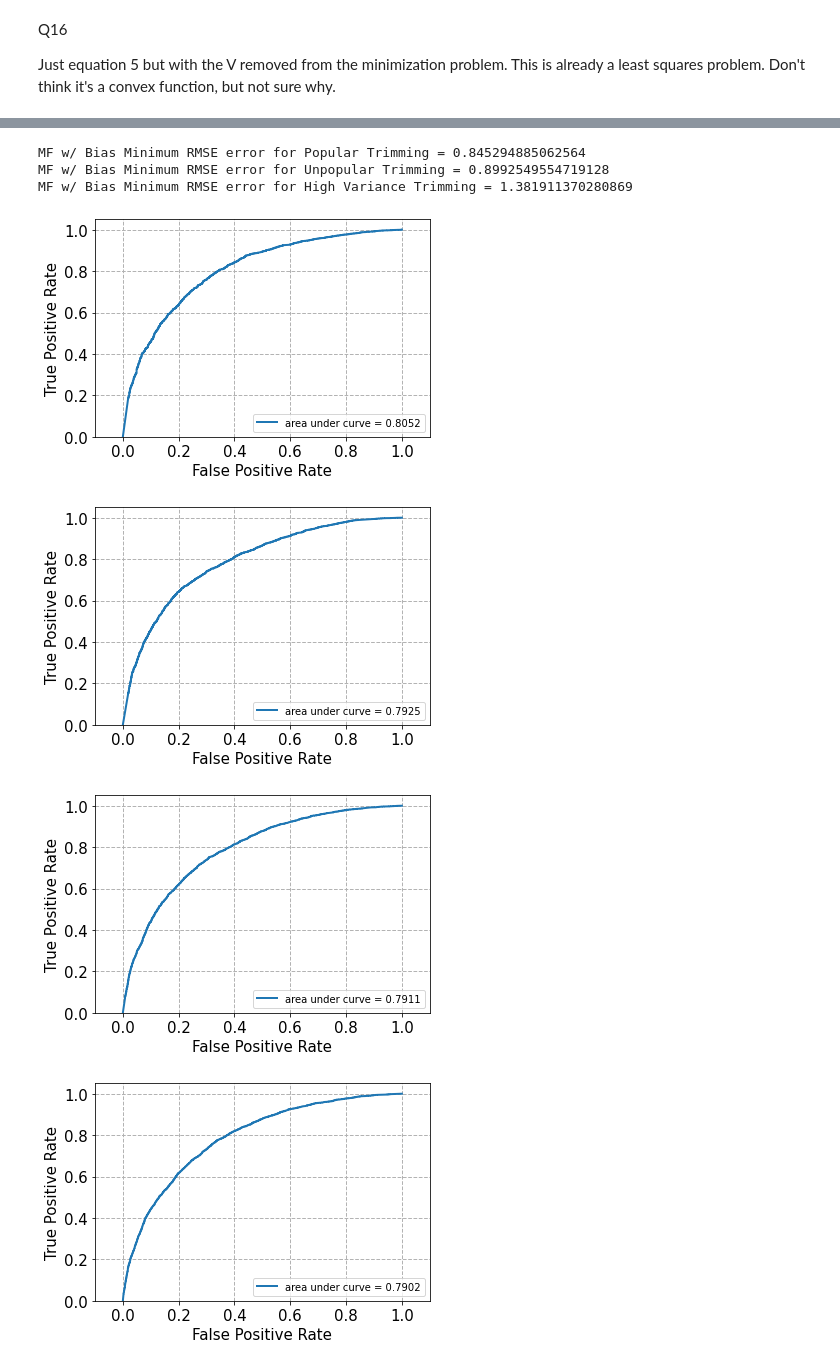
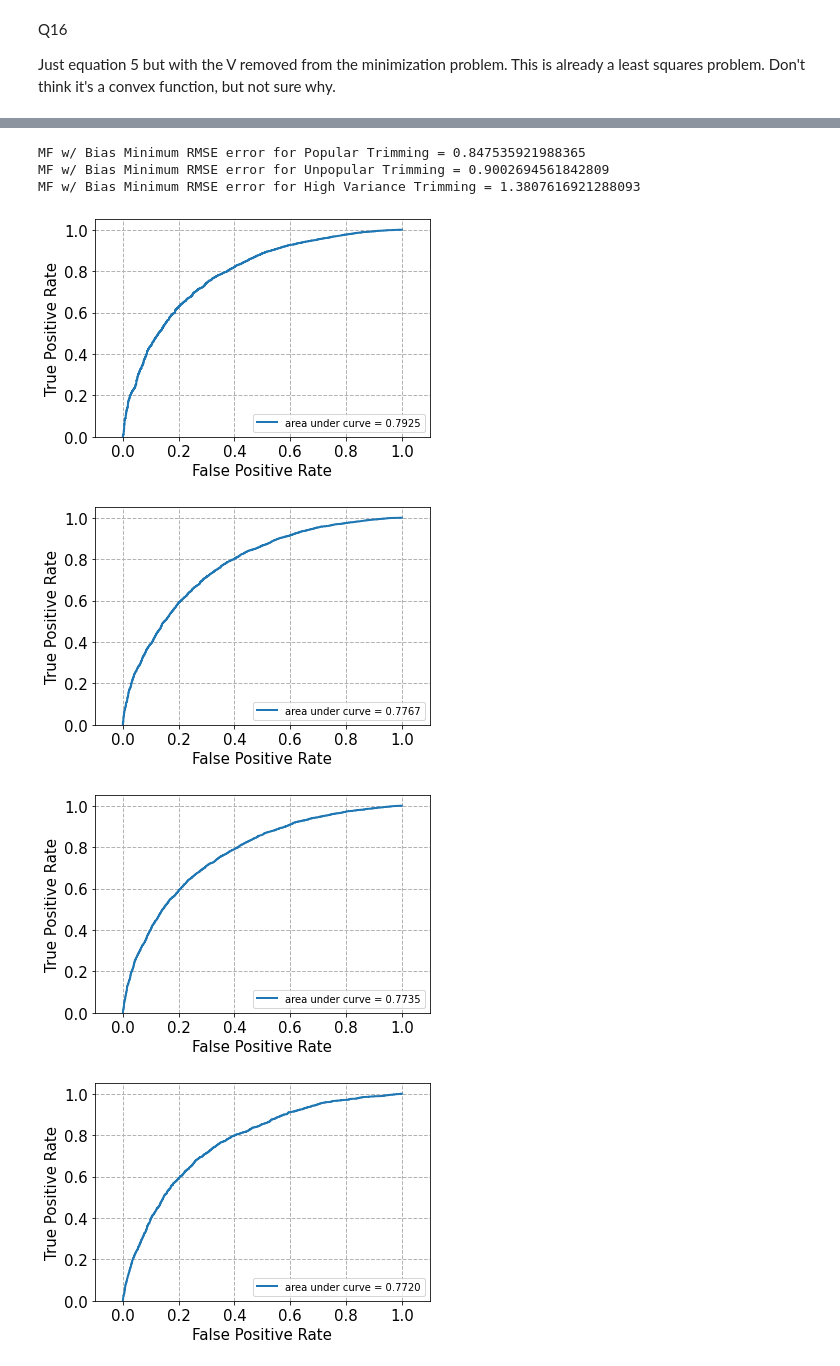
Before and after one commit to ztucker4/ECE219_Winter2021, a Jupyter notebook: Project_3/Project_3.ipynb, the cells around one changed output, grey strips where cells are left out. Drawn from its saved outputs; the diff is of its cells as text; code cells hidden in the pictures.

```diff
--- a/Project_3/Project_3.ipynb
+++ b/Project_3/Project_3.ipynb
@@ -134,6 +134,7 @@ from surprise.similarities import pearson
 from surprise.model_selection.validation import cross_validate
 from surprise.dataset import Dataset
 from surprise.reader import Reader
+from surprise.model_selection import KFold
 
 ratings_df_pd = pandas.read_csv('ratings.csv')
 ratings_df_sup = ratings_df_pd.drop(labels='timestamp', axis=1)
@@ -142,20 +143,21 @@ sim_options = {'name': 'pearson',
                'user_based': True
                }
 
-#Do we need to add skip_lines=1 to remove the headers?
 reader_df_pd = Reader(skip_lines=1, rating_scale=(0.5, 5))
 ratings_df_sup = Dataset.load_from_df(ratings_df_sup, reader_df_pd)
 
 rmse_vals = []
 mae_vals = []
 k_vals = np.arange(2, 102, 2)
+num_splits = 10
+kf = KFold(n_splits=num_splits, random_state=42)
 
 #Unnecessarilly large number of k values - could stop at 50 and get the same result
 for k in k_vals:
     if (k % 10 == 0):
         print("Working with k = {}".format(k))
     curr_knn = KNNWithMeans(k, sim_options=sim_options, verbose=False)
-    cv_result = cross_validate(curr_knn, ratings_df_sup, cv=10, measures=['rmse', 'mae'])
+    cv_result = cross_validate(curr_knn, ratings_df_sup, cv=kf, measures=['rmse', 'mae'])
     rmse_vals.append(np.average(cv_result['test_rmse']))
     mae_vals.append(np.average(cv_result['test_mae']))
 
@@ -414,6 +416,8 @@ from surprise.prediction_algorithms.matrix_factorization import NMF
 rmse_vals = []
 mae_vals = []
 k_vals = np.arange(2, 52, 2)
+num_splits = 10
+kf = KFold(n_splits=num_splits, random_state=42)
 
 ratings_df_pd = pandas.read_csv('ratings.csv')
 ratings_df_sup = ratings_df_pd.drop(labels='timestamp', axis=1)
@@ -424,7 +428,7 @@ for k in k_vals:
     if (k % 4 == 0):
         print("Working with k = {}".format(k))
     curr_nnmf = NMF(n_factors = k, random_state=42)
-    cv_result = cross_validate(curr_nnmf, ratings_df_sup, cv=10, measures=['rmse', 'mae'])
+    cv_result = cross_validate(curr_nnmf, ratings_df_sup, cv=kf, measures=['rmse', 'mae'])
     rmse_vals.append(np.average(cv_result['test_rmse']))
     mae_vals.append(np.average(cv_result['test_mae']))
 
@@ -562,10 +574,10 @@ Minimum RMSE error for High Variance Trimming = 1.3684671464354312
 # %%
 #Q22
-#best k = 18 for both RMSE and MAE
+#best k = 20 for RMSE and k = 22 for MAE. Pick one of the two
 from surprise.model_selection import train_test_split
 from sklearn import metrics
 
-nnmf_best_k = 18
+nnmf_best_k = 20
 def plot_roc(fpr, tpr):
     #helper function taken from discussion notebook
     fig, ax = plt.subplots()
@@ -644,6 +656,8 @@ from surprise.prediction_algorithms.matrix_factorization import SVD
 rmse_vals = []
 mae_vals = []
 k_vals = np.arange(2, 52, 2)
+num_splits = 10
+kf = KFold(n_splits=num_splits, random_state=42)
 
 ratings_df_pd = pandas.read_csv('ratings.csv')
 ratings_df_sup = ratings_df_pd.drop(labels='timestamp', axis=1)
@@ -654,7 +668,7 @@ for k in k_vals:
     if (k % 4 == 0):
         print("Working with k = {}".format(k))
     curr_svd = SVD(n_factors = k, random_state=42)
-    cv_result = cross_validate(curr_svd, ratings_df_sup, cv=10, measures=['rmse', 'mae'])
+    cv_result = cross_validate(curr_svd, ratings_df_sup, cv=kf, measures=['rmse', 'mae'])
     rmse_vals.append(np.average(cv_result['test_rmse']))
     mae_vals.append(np.average(cv_result['test_mae']))
 
@@ -792,17 +808,17 @@ print("MF w/ Bias Minimum RMSE error for Popular Trimming = {}".format(min(rmse_
 print("MF w/ Bias Minimum RMSE error for Unpopular Trimming = {}".format(min(rmse_vals_27)))
 print("MF w/ Bias Minimum RMSE error for High Variance Trimming = {}".format(min(rmse_vals_28)))
 # %% [output]
-MF w/ Bias Minimum RMSE error for Popular Trimming = 0.845294885062564
-MF w/ Bias Minimum RMSE error for Unpopular Trimming = 0.8992549554719128
-MF w/ Bias Minimum RMSE error for High Variance Trimming = 1.381911370280869
+MF w/ Bias Minimum RMSE error for Popular Trimming = 0.847535921988365
+MF w/ Bias Minimum RMSE error for Unpopular Trimming = 0.9002694561842809
+MF w/ Bias Minimum RMSE error for High Variance Trimming = 1.3807616921288093
 # %%
 #Q29
 
-#best k = 28 for RMSE and k = 42 for MAE. Although it doesn't really matter since the fluctuations are so low
+#best k = 26 for RMSE and k = 42 for MAE. Although it doesn't really matter since the fluctuations are so low
 from surprise.model_selection import train_test_split
 from sklearn import metrics
 
-mf_bias_best_k = 28
+mf_bias_best_k = 26
 def plot_roc(fpr, tpr):
     #helper function taken from discussion notebook
     fig, ax = plt.subplots()
@@ -822,37 +838,37 @@ def plot_roc(fpr, tpr):
 
     for label in ax.get_xticklabels()+ax.get_yticklabels():
         label.set_fontsize(15)
 
 threshold_values = [2.5,3,3.5,4]
 ratings_df_pd = pandas.read_csv('ratings.csv')
 ratings_df_sup = ratings_df_pd.drop(labels='timestamp', axis=1)
 reader_df_pd = Reader(skip_lines=1, rating_scale=(0.5, 5))
 ratings_df_sup = Dataset.load_from_df(ratings_df_sup, reader_df_pd)
 
 for i in threshold_values:
     trainset, testset = train_test_split(ratings_df_sup, test_size=.1, random_state=42)
 
     curr_algo = SVD(n_factors=mf_bias_best_k, random_state=42)
     curr_algo.fit(trainset)
     predictions = curr_algo.test(testset)
 
     #Normalize predictions between 0 and 1?
     preds_list = [elem[3]/5 for elem in predictions]
 
     #need 1D list to match preds_list
     true_list = []
     for j in range(len(testset)):
         elem = 0 if testset[j][2] <= i else 1
         true_list.append(elem)
 
 
     fpr, tpr, thresholds = metrics.roc_curve(true_list, preds_list)
     plot_roc(fpr,tpr)
 # %% [output]
-[figure, old version]
+[figure, new version]
-[figure, old version]
+[figure, new version]
-[figure, old version]
+[figure, new version]
-[figure, old version]
+[figure, new version]
 # %%
 #Q30-33
 
```
Also changed, not shown: parts of 15 cells of this notebook.
